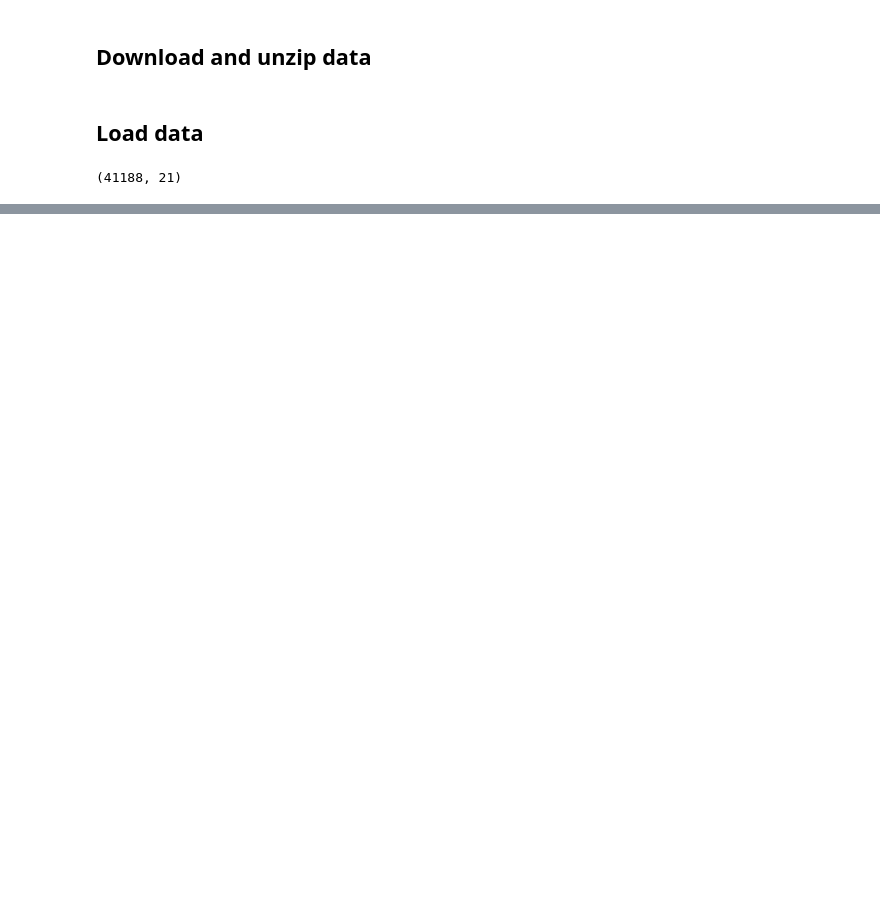
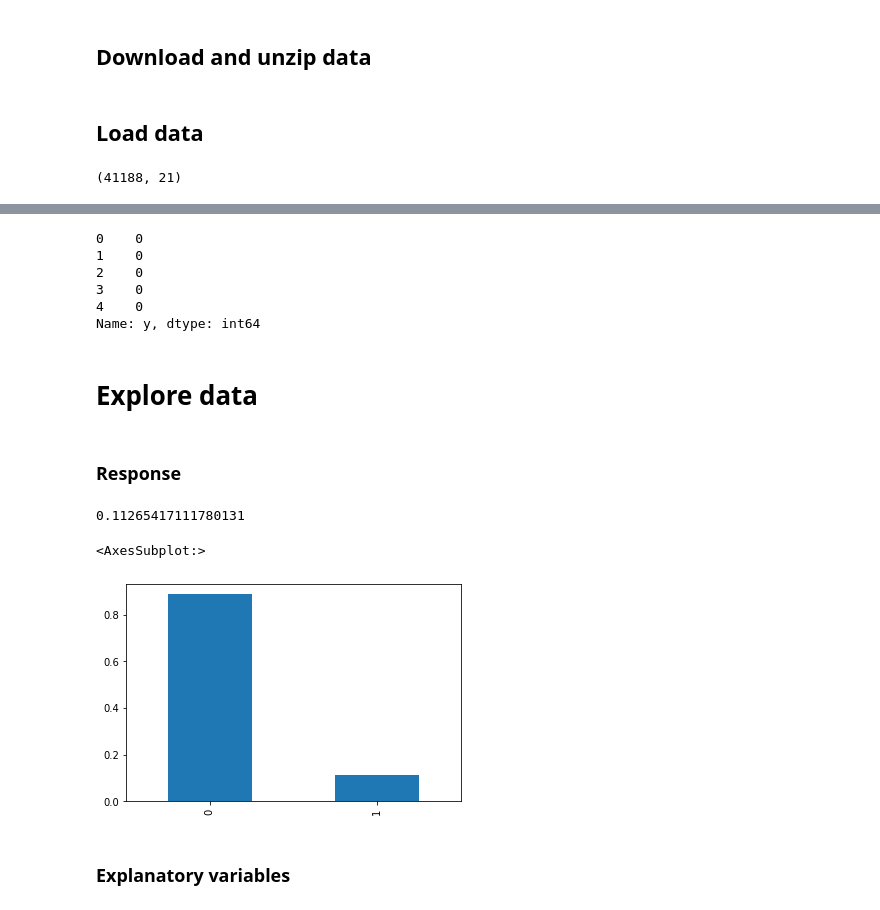
Before and after one commit to lvgig/tubular, a Jupyter notebook: examples/Data-Science-Festival-Workshop/Demo.ipynb, the cells around one changed output, grey strips where cells are left out. Saved outputs shown, nothing was run; the diff lists cells and outputs as text; code cells hidden in the pictures; blank space fills up the shorter version.

```diff
--- a/examples/Data-Science-Festival-Workshop/Demo.ipynb
+++ b/examples/Data-Science-Festival-Workshop/Demo.ipynb
@@ -31,0 +60,2 @@ df.shape
+# %%
+df_original['y'] = df_original['y'].map({'no': 0, 'yes': 1})
@@ -31,0 +64,3 @@ df.shape
+# %%
+np.random.seed(1)
+df_original["sample"] = np.random.random_sample(df_original.shape[0])
@@ -32 +69,4 @@ df.shape
+# %%
+y_original = df_original["y"]
+df_original = df_original.drop(columns = ["duration", "y"])
 # %%
@@ -41,0 +81,27 @@ df.head()
+# %%
+y_original.head()
+# %% [output]
+0    0
+1    0
+2    0
+3    0
+4    0
+Name: y, dtype: int64
+# %% [markdown]
+# Explore data
+# %%
+df = df_original.copy()
+y = y_original.copy()
+# %% [markdown]
+### Response
+# %%
+y.mean()
+# %% [output]
+0.11265417111780131
+# %%
+y.value_counts(normalize=True).plot(kind="bar")
+# %% [output]
+<AxesSubplot:>
+[figure, added]
+# %% [markdown]
+### Explanatory variables
```
Also changed, not shown: parts of 137 cells of this notebook, 2 other files.
